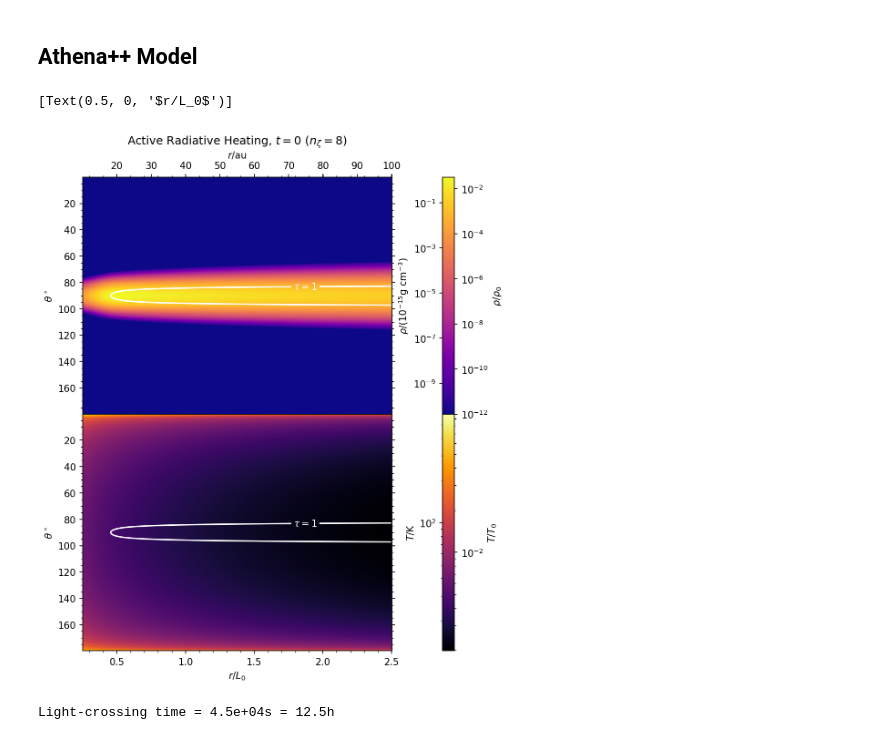
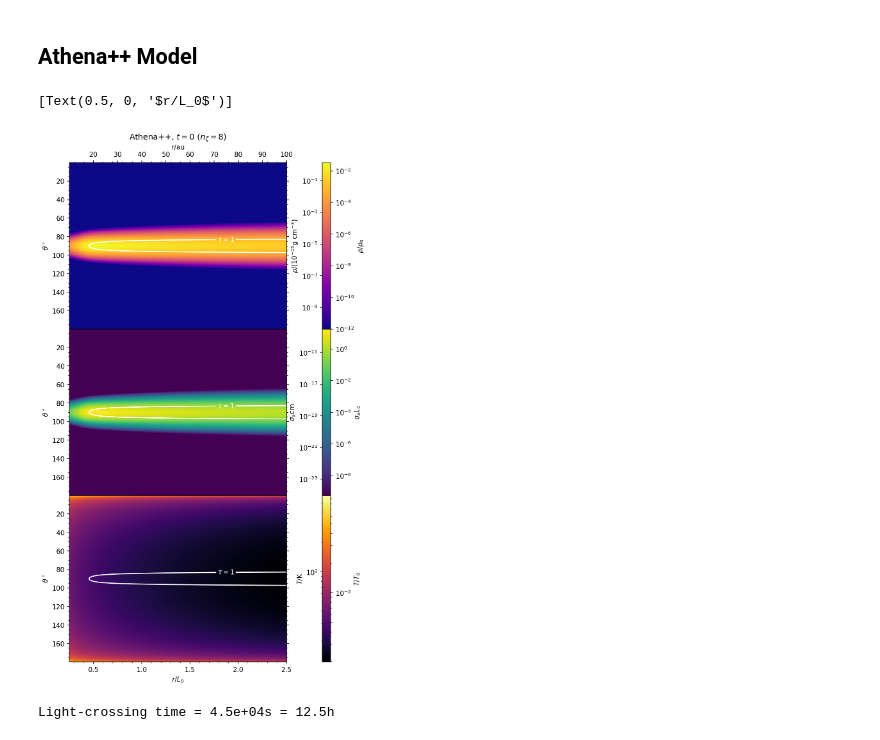
Before and after one commit to sabaronett/rad-hydro, a Jupyter notebook: athena/dev/const_opac/ConstantOpacity_Athena++.ipynb, the cells around one changed output. Saved outputs shown, nothing was run; the diff lists cells and outputs as text; code cells hidden in the pictures.

```diff
--- a/athena/dev/const_opac/ConstantOpacity_Athena++.ipynb
+++ b/athena/dev/const_opac/ConstantOpacity_Athena++.ipynb
@@ -391,7 +393,7 @@ import athena_read
 
 problem_id = 'const_opac'
 nzeta = 8
-fig, axs = plt.subplots(nrows=2, sharex=True, figsize=(8, 9), dpi=150)
+fig, axs = plt.subplots(nrows=3, sharex=True, figsize=(8, 13.5), dpi=150)
 
 # Read and plot
 path = f'nzeta{nzeta}'
@@ -401,49 +403,59 @@ L_au = length_unit/au
 athdf = athena_read.athdf(f'{path}/athdf/{problem_id}.out1.00000.athdf')
 t = athdf['Time']
 # Density field
-rho = athdf['rho'][0]#*density_unit
-im0 = axs[0].pcolormesh(athdf['x1v'], athdf['x2v']*rad2deg, rho,
+im0 = axs[0].pcolormesh(athdf['x1v'], athdf['x2v']*rad2deg, athdf['rho'][0],
                         cmap='plasma', norm=colors.LogNorm())
+# Opacity field field
+im1 = axs[1].pcolormesh(athdf['x1v'], athdf['x2v']*rad2deg,
+                        athdf['Sigma_a_0'][0], cmap='viridis',
+                        norm=colors.LogNorm())
 # Temperature field
-T_field = athdf['press'][0]/athdf['rho'][0]
-im1 = axs[1].pcolormesh(athdf['x1v'], athdf['x2v']*rad2deg, T_field,
-                        cmap='inferno', norm=colors.LogNorm())
+im2 = axs[2].pcolormesh(athdf['x1v'], athdf['x2v']*rad2deg,
+                        athdf['press'][0]/athdf['rho'][0], cmap='inferno',
+                        norm=colors.LogNorm())
 # tau = 1 surface
 dr = (athinput['mesh']['x1max'] - athinput['mesh']['x1min'])\
      /athinput['mesh']['nx1']
 dtau = athdf['Sigma_a_0'][0]*dr
 tau_field  = np.cumsum(dtau, axis=1)
 
 # Format secondary (colorbar) scales in cgs
+def sigma2cgs(sigma):
+  return sigma/length_unit
+
 ax_r = axs[0].secondary_xaxis('top', functions=(r2au, r2au))
 cbar_rho = plt.colorbar(im0, label=r'$\rho/\rho_0$', pad=0.12)
-cbar_T = plt.colorbar(im1, label=r'$T/T_0$', pad=0.12)
+cbar_kappa_a = plt.colorbar(im1, label=r'$\sigma_\mathrm{a}L_0$', pad=0.12)
+cbar_T = plt.colorbar(im2, label=r'$T/T_0$', pad=0.12)
 cbar_rho_cgs = cbar_rho.ax.secondary_yaxis('left', functions=(rho2cgs, rho2cgs))
+cbar_kappa_a_cgs = cbar_kappa_a.ax.secondary_yaxis('left', functions=(sigma2cgs,
+                                                                      sigma2cgs))
 cbar_T_K = cbar_T.ax.secondary_yaxis('left', functions=(T2cgs, T2cgs))
 
 ax_r.set(xlabel=r'$r$/au')
 cbar_rho_cgs.set(ylabel=r'$\rho$/($10^{-15}$g cm$^{-3}$)')
+cbar_kappa_a_cgs.set(ylabel=r'$\sigma_\mathrm{a}$cm')
 cbar_T_K.set(ylabel=r'$T$/K')
 
 # Format (sub)plots
 for i, ax in enumerate(axs):
   CS = ax.contour(athdf['x1v'], athdf['x2v']*rad2deg, tau_field,
                   [1, 1e4], colors=['white', 'white'])
   ax.clabel(CS, CS.levels, fmt=fmt)
   ax.invert_yaxis()
   ax.minorticks_on()
   ax.set(ylabel=r'$\theta^\circ$')
   ax.tick_params(axis='both', which='both', right=True)
 
 plt.subplots_adjust(hspace=0)
-axs[0].set(title=rf'Active Radiative Heating, $t={t:.0f}$ ($n_\zeta=${nzeta})')
+axs[0].set(title=rf'Athena++, $t={t:.0f}$ ($n_\zeta=${nzeta})')
 axs[0].tick_params(axis='both', which='both', top=True, right=True)
-axs[1].set(xlabel='$r/L_0$')
+axs[2].set(xlabel='$r/L_0$')
 
 # plt.savefig(f'{path}/temp/Fr1({t:.2f}t_0).jpg', bbox_inches='tight')
 # %% [output]
 [Text(0.5, 0, '$r/L_0$')]
-[figure, old version]
+[figure, new version]
 # %%
 t_cross = (x1max-x1min)*length_unit/c_speed
 print(f'Light-crossing time = {t_cross:.1e}s = {t_cross/3600:.1f}h')
```
Also changed, not shown: parts of 6 cells of this notebook, 1 other file.
